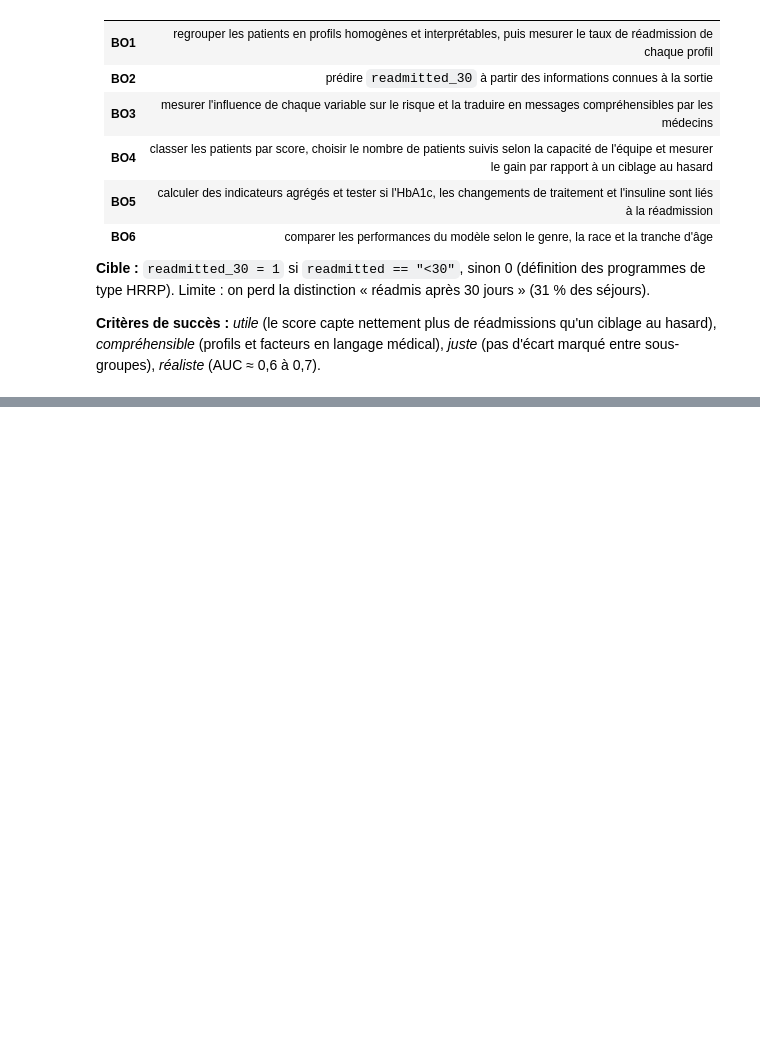
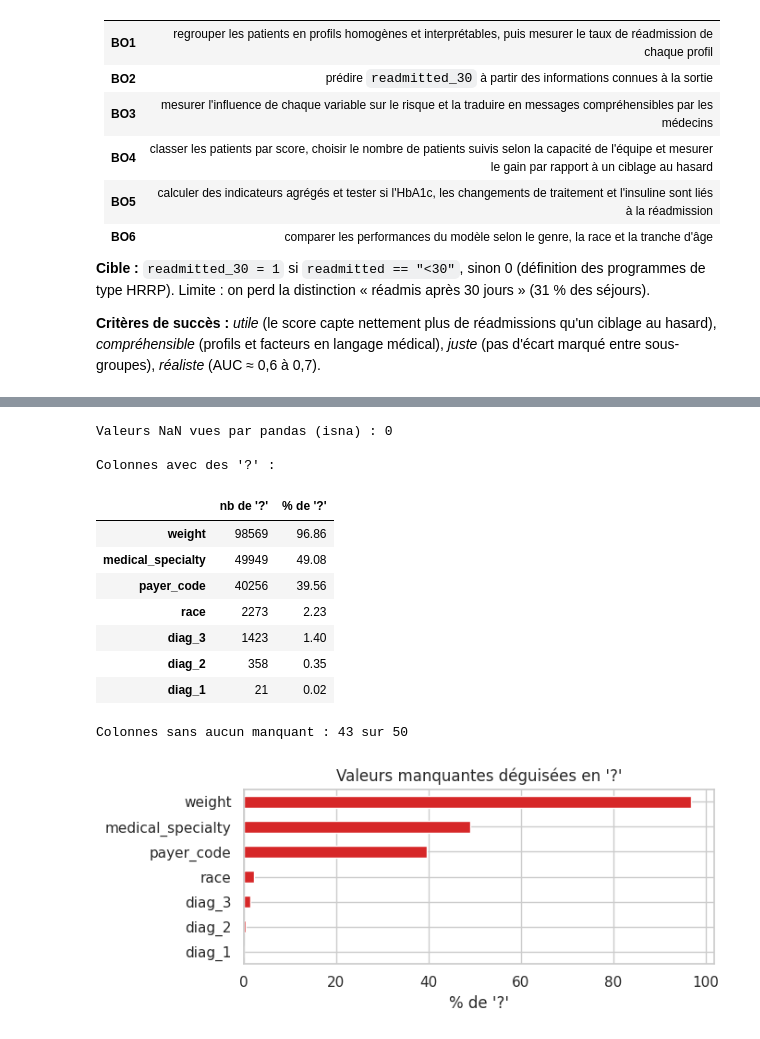
Before and after one commit to Tasnimekaabachi/diabetic-patients-readmission-, a Jupyter notebook: business_understanding.ipynb, the cells around one changed output, grey strips where cells are left out. Cells and saved outputs as stored; diff of their text form; code cells hidden in the pictures; blank space fills up the shorter version.

Commit message:
Data Understanding

```diff
--- a/business_understanding.ipynb
+++ b/business_understanding.ipynb
@@ -50,0 +54,11 @@ raw = pd.read_csv("diabetic_data.csv", keep_default_na=False, low_memory=False)
+# %%
+import pandas as pd, numpy as np, matplotlib.pyplot as plt, seaborn as sns, warnings
+warnings.filterwarnings("ignore")
+sns.set_theme(style="whitegrid")
+pd.set_option("display.max_columns", None)       # afficher toutes les colonnes (le fichier en a 50)
+RS = 42
+
+raw = pd.read_csv("diabetic_data.csv", low_memory=False, keep_default_na=False)   # keep_default_na=False : voir remarque ci-dessous
+print("Dimensions (lignes, colonnes) :", raw.shape)
+print(f"Séjours : {raw.shape[0]:,} | variables : {raw.shape[1]}".replace(",", " "))
+print(f"Mémoire occupée : {raw.memory_usage(deep=True).sum()/1e6:.0f} Mo")
@@ -50,0 +192,27 @@ raw = pd.read_csv("diabetic_data.csv", keep_default_na=False, low_memory=False)
+# %%
+print("Valeurs NaN vues par pandas (isna) :", int(raw.isna().sum().sum()))
+
+# (2) manquants déguisés : '?' (comptage et pourcentage par colonne)
+n_q = (raw == "?").sum()
+miss = pd.DataFrame({"nb de '?'": n_q, "% de '?'": (n_q/len(raw)*100).round(2)})
+miss = miss[miss["nb de '?'"] > 0].sort_values("% de '?'", ascending=False)
+print("\nColonnes avec des '?' :"); display(miss)
+print("Colonnes sans aucun manquant :", int((n_q==0).sum()), "sur", raw.shape[1])
+
+fig, ax = plt.subplots(figsize=(7,3))
+miss["% de '?'"].plot.barh(ax=ax, color="tab:red"); ax.set_xlabel("% de '?'"); ax.invert_yaxis(); ax.set_title("Valeurs manquantes déguisées en '?'")
+plt.tight_layout(); plt.show()
+# %% [output]
+Valeurs NaN vues par pandas (isna) : 0
+
+Colonnes avec des '?' :
+|  | nb de '?' | % de '?' |
+| weight | 98569 | 96.86 |
+| medical_specialty | 49949 | 49.08 |
+| payer_code | 40256 | 39.56 |
+| race | 2273 | 2.23 |
+| diag_3 | 1423 | 1.40 |
+| diag_2 | 358 | 0.35 |
+| diag_1 | 21 | 0.02 |
+Colonnes sans aucun manquant : 43 sur 50
+[figure, added]
```
Also changed, not shown: parts of 16 cells of this notebook.
